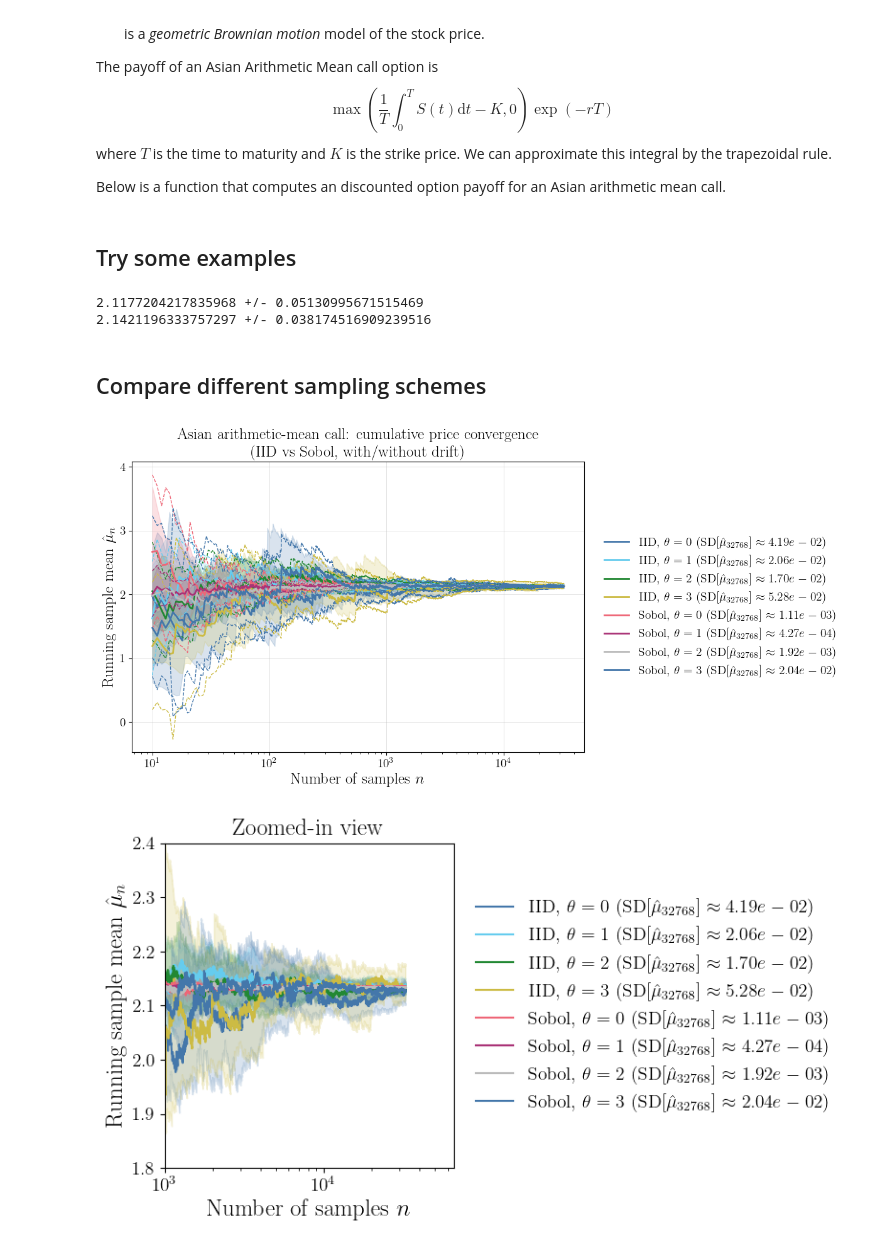
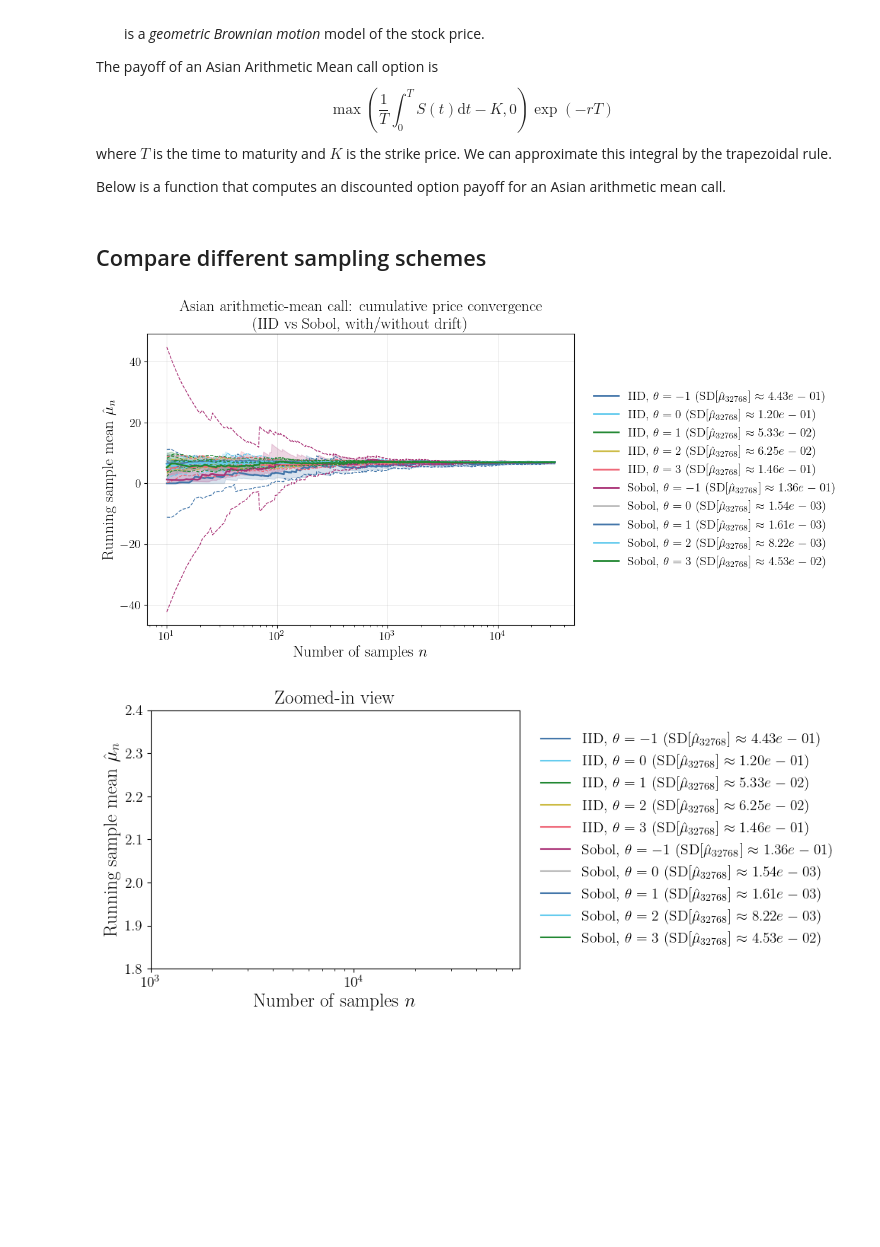
Before and after one commit to QMCSoftware/MATH565Fall2025, a Jupyter notebook: notebooks/AsianOptionExample.ipynb, the cells around one changed output. Saved outputs shown, nothing was run; the diff lists cells and outputs as text; code cells hidden in the pictures; blank space fills up the shorter version.

Commit message:
update asian option notebook

```diff
--- a/notebooks/AsianOptionExample.ipynb
+++ b/notebooks/AsianOptionExample.ipynb
@@ -75,25 +75,9 @@ T=1 #time to expiration
 d=13 #number of time steps (52 weeks in a year)
 S0=80 #initial stock price
 r=0.03 #interest rate
-sigma=0.4 #volatility
+sigma=0.7 #volatility
 K=100 #strike price
 A = bm_transform(T=T, d=d) #square root of the covariance matrix for a Brownian motin
-# %% [markdown]
-## Try some examples
-# %%
-n=2**17
-
-Sobol = qp.Sobol(d).gen_samples(n)
-IID = qp.IIDStdUniform(d).gen_samples(n)
-pay_IID = asian_arith_mean_call_payoff(IID, S0=S0, r=r, sigma=sigma, T=T, K=K, A=A)
-price_IID, se_IID = price(pay_IID, iid=True)
-print(price_IID, "+/-", 2.58*se_IID)
-
-price_IID_IS, se_IID_IS = price(asian_arith_mean_call_payoff(IID, S0=S0, r=r, sigma=sigma, T=T, K=K, A=A, drift=2.5), iid=True)
-print(price_IID_IS, "+/-", 2.58*se_IID_IS)
-# %% [output]
-2.1177204217835968 +/- 0.05130995671515469
-2.1421196333757297 +/- 0.038174516909239516
 # %% [markdown]
 ## Compare different sampling schemes
 # %%
@@ -104,7 +88,7 @@ sampler_list = [
     ("IID", lambda n: np.random.random((n, d))),
     ("Sobol", lambda n: qp.Sobol(dimension=d, randomize=True).gen_samples(n)),
 ]
-drift_list = [0, 1, 2, 3]  # constant drifts to test (0 = no importance sampling)
+drift_list = [-1, 0, 1, 2, 3]  # constant drifts to test (0 = no importance sampling)
 
 # --- Build configs dict (f returns per-path payoffs) ---
 configs = {}
@@ -124,30 +108,30 @@ ax, info = plot_multiple_middle_half_sample_means(
     title="Asian arithmetic-mean call: cumulative price convergence\n(IID vs Sobol, with/without drift)",
 )
 # %% [output]
-[figure, old version]
+[figure, new version]
 # %%
-fig_zoom, ax_zoom = plt.subplots(figsize=(8, 4.5))
+fig_zoom, ax_zoom = plt.subplots(figsize=(10, 4.5))
 
 for key, data in info.items():
     n_vals = data["n"]
     med = data["median"]
     q25 = data["q25"]
     q75 = data["q75"]
     label = data.get("display_label", key)  # use stored display label
     color = data.get("color", None)         # use same color (optional)
 
     ax_zoom.fill_between(n_vals, q25, q75, alpha=0.20, color=color)
     ax_zoom.plot(n_vals, med, label=label, color=color)
 
 ax_zoom.set_xscale("log", base=10)
 ax_zoom.set_xlim(1000, n)
 ax_zoom.set_ylim(1.8, 2.4)
 ax_zoom.set_xlabel(r"Number of samples $n$")
 ax_zoom.set_ylabel(r"Running sample mean $\hat{\mu}_n$")
 ax_zoom.set_title("Zoomed-in view")
 ax_zoom.legend(loc="center left", bbox_to_anchor=(1.02, 0.5), frameon=False)
 
 fig_zoom.subplots_adjust(right=0.75)
 fig_zoom.tight_layout()
 # %% [output]
-[figure, old version]
+[figure, new version]
```
